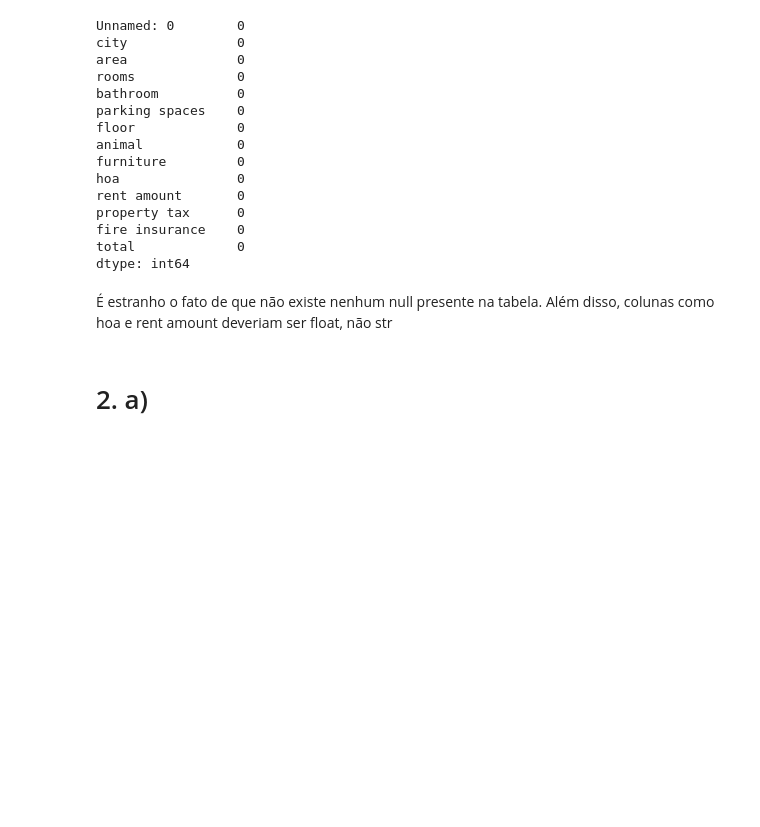
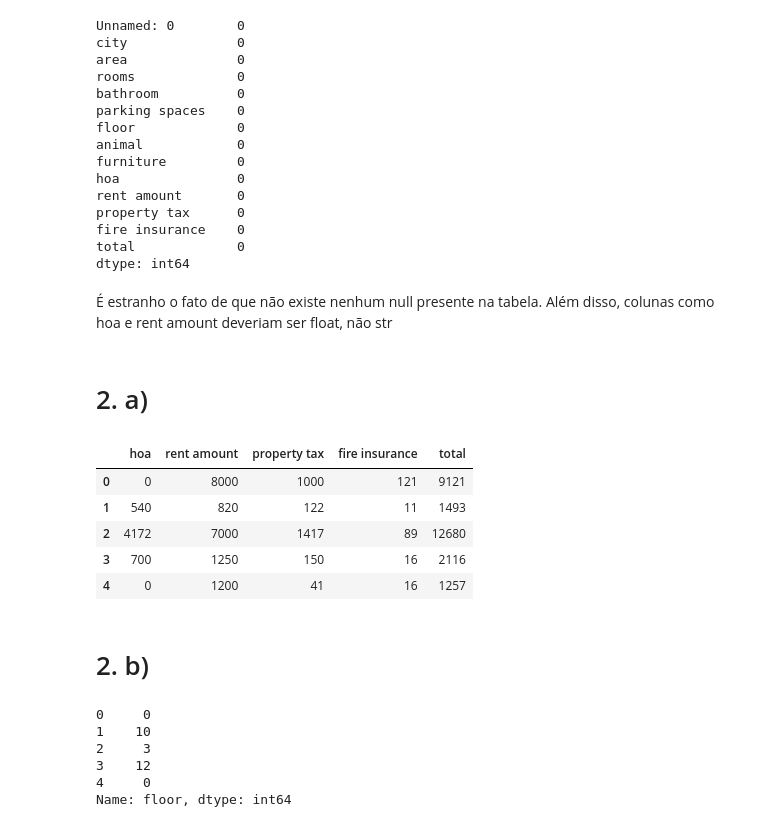
Before and after one commit to arthur-bbm/IA_I1_3TRI, a Jupyter notebook: i1.ipynb, the cells around one changed output. Saved outputs shown, nothing was run; the diff lists cells and outputs as text; code cells hidden in the pictures; blank space fills up the shorter version.

```diff
--- a/i1.ipynb
+++ b/i1.ipynb
@@ -64,4 +98,37 @@ dtype: int64
 # %%
 colunas = ['hoa', 'rent amount', 'property tax', 'fire insurance', 'total']
 
-def conversao(x):
+for coluna in colunas:
+    df[coluna] = (
+        df[coluna]
+        .astype(str)
+        .str.replace('R\$', '', regex=True)
+        .str.replace('.', '', regex=False)
+        .str.replace(',', '', regex=False)
+        .str.replace('Sem info', '0', regex=False)
+        .str.replace('Incluso', '0', regex=False)
+        .str.strip()
+    )
+    df[coluna] = pd.to_numeric(df[coluna], errors='coerce').fillna(0)
+
+display(df[colunas].head())
+# %% [output]
+|  | hoa | rent amount | property tax | fire insurance | total |
+| 0 | 0 | 8000 | 1000 | 121 | 9121 |
+| 1 | 540 | 820 | 122 | 11 | 1493 |
+| 2 | 4172 | 7000 | 1417 | 89 | 12680 |
+| 3 | 700 | 1250 | 150 | 16 | 2116 |
+| 4 | 0 | 1200 | 41 | 16 | 1257 |
+# %% [markdown]
+# 2. b)
+# %%
+df['floor'] = df['floor'].replace('-', '0')
+df['floor'] = pd.to_numeric(df['floor'], errors='coerce')
+display(df['floor'].head())
+# %% [output]
+0     0
+1    10
+2     3
+3    12
+4     0
+Name: floor, dtype: int64
```
Also changed, not shown: parts of 15 cells of this notebook.
